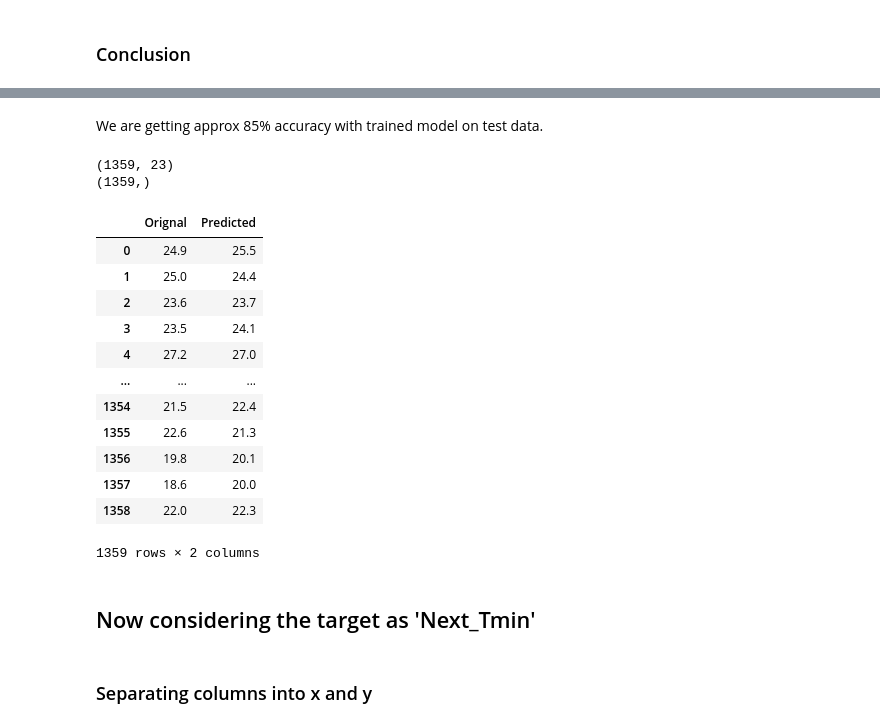
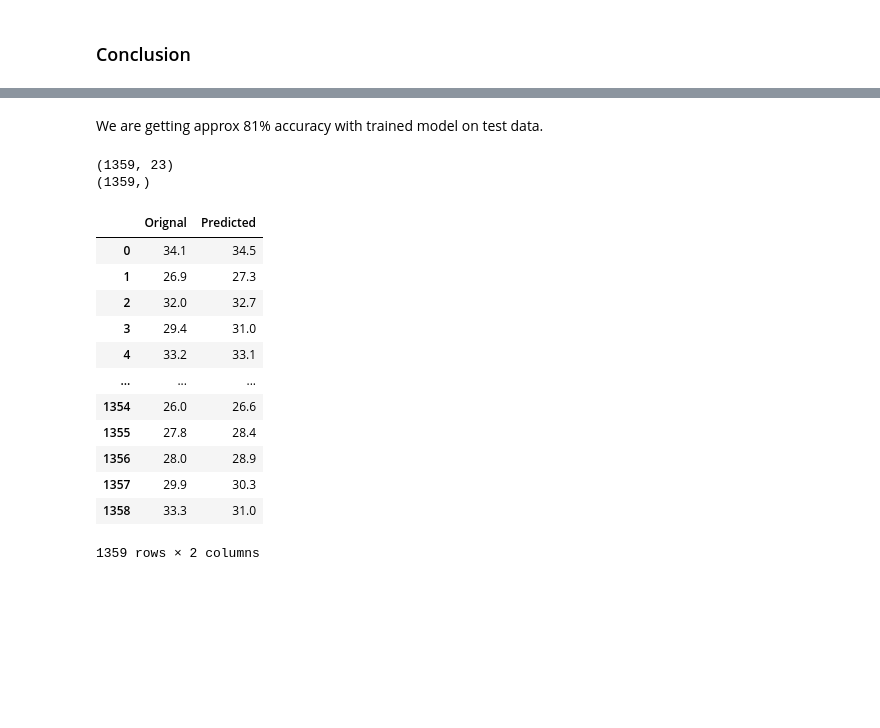
Before and after one commit to arjitasaxena14/Evaluation-Projects, a Jupyter notebook: EvaluationProject09_Temperature_Forecast.ipynb, the cells around one changed output, grey strips where cells are left out. Saved outputs shown, nothing was run; the diff lists cells and outputs as text; code cells hidden in the pictures; blank space fills up the shorter version.

```diff
--- a/EvaluationProject09_Temperature_Forecast.ipynb
+++ b/EvaluationProject09_Temperature_Forecast.ipynb
@@ -1141,7 +1141,7 @@ parameters = {'fit_intercept' : (True,False),
               'n_jobs' : (None,1,2,3)}
 
 lr=LinearRegression()
-GCV=GridSearchCV(lr,parameters,cv=4)
+GCV=GridSearchCV(lr,parameters,cv=3)
 GCV.fit(x_train,y_train)
 GCV.best_params_
 # %% [output]
@@ -1183,5 +1183,5 @@ result
 # %% [markdown]
-We are getting approx 85% accuracy with trained model on test data.
+We are getting approx 81% accuracy with trained model on test data.
 # %%
 #Printing the shapes of test sets to make comparison dataframe
 print(x_test.shape)
@@ -1192,24 +1192,20 @@ print(y_test.shape)
 # %%
 # Comparison dataframe having Original and Predicted values
 actual=np.array(y_test)
-predicted=np.array(rf.predict(x_test))
+predicted=np.array(lr.predict(x_test))
 conclusion=pd.DataFrame({'Orignal':actual,'Predicted':np.round(predicted,1)})
 conclusion
 # %% [output]
 |  | Orignal | Predicted |
-| 0 | 24.9 | 25.5 |
-| 1 | 25.0 | 24.4 |
-| 2 | 23.6 | 23.7 |
-| 3 | 23.5 | 24.1 |
-| 4 | 27.2 | 27.0 |
+| 0 | 34.1 | 34.5 |
+| 1 | 26.9 | 27.3 |
+| 2 | 32.0 | 32.7 |
+| 3 | 29.4 | 31.0 |
+| 4 | 33.2 | 33.1 |
 | ... | ... | ... |
-| 1354 | 21.5 | 22.4 |
-| 1355 | 22.6 | 21.3 |
-| 1356 | 19.8 | 20.1 |
-| 1357 | 18.6 | 20.0 |
-| 1358 | 22.0 | 22.3 |
+| 1354 | 26.0 | 26.6 |
+| 1355 | 27.8 | 28.4 |
+| 1356 | 28.0 | 28.9 |
+| 1357 | 29.9 | 30.3 |
+| 1358 | 33.3 | 31.0 |
 1359 rows × 2 columns
-# %% [markdown]
-## Now considering the target as 'Next_Tmin'
-# %% [markdown]
-### Separating columns into x and y
```
Also changed, not shown: parts of 148 cells of this notebook.
